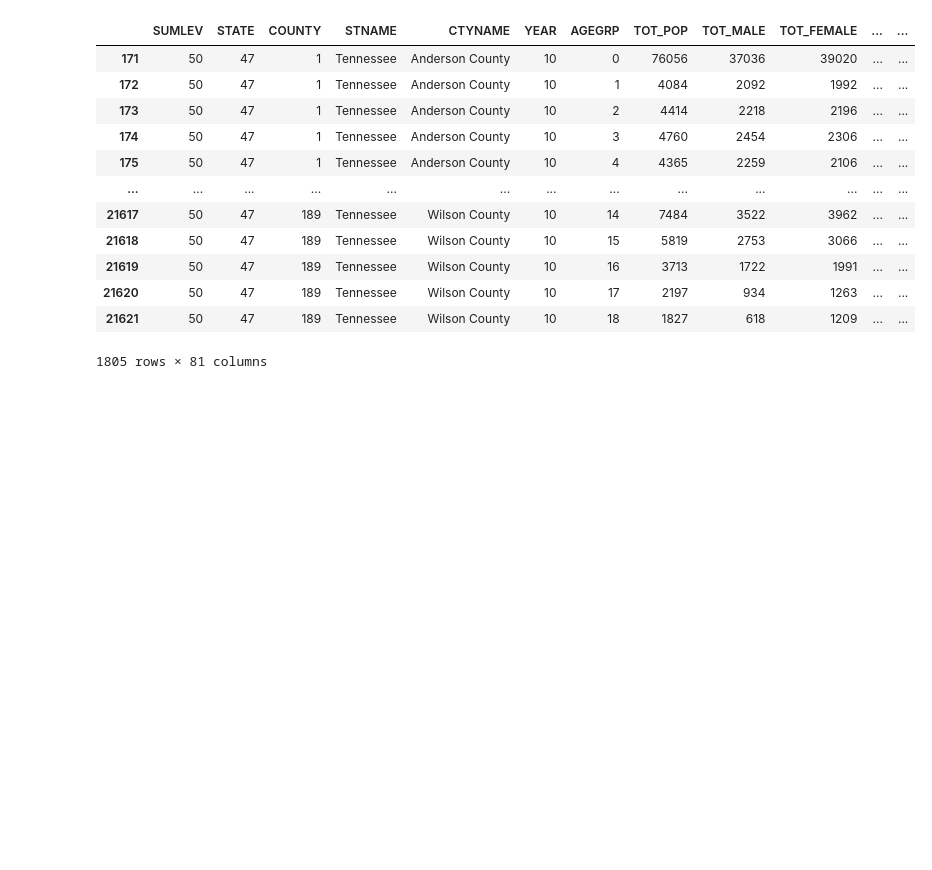
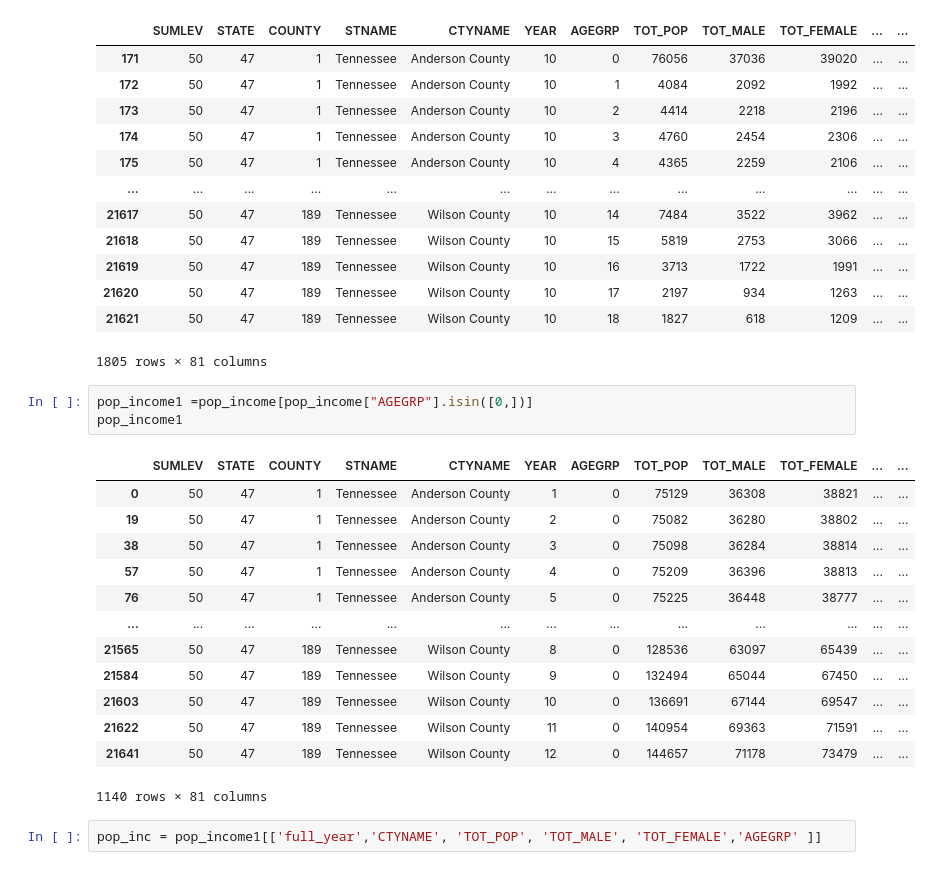
Before and after one commit to csider0317/opiate-fatal, a Jupyter notebook: notebook/prescription_data.ipynb, the cells around one changed output. Saved outputs shown, nothing was run; the diff lists cells and outputs as text; blank space fills up the shorter version.

```diff
--- a/notebook/prescription_data.ipynb
+++ b/notebook/prescription_data.ipynb
@@ -125,3 +125,22 @@ year_2017
 | 21620 | 50 | 47 | 189 | Tennessee | Wilson County | 10 | 17 | 2197 | 934 | 1263 | ... | ... |
 | 21621 | 50 | 47 | 189 | Tennessee | Wilson County | 10 | 18 | 1827 | 618 | 1209 | ... | ... |
 1805 rows × 81 columns
+# %%
+pop_income1 =pop_income[pop_income["AGEGRP"].isin([0,])]
+pop_income1
+# %% [output]
+|  | SUMLEV | STATE | COUNTY | STNAME | CTYNAME | YEAR | AGEGRP | TOT_POP | TOT_MALE | TOT_FEMALE | ... | ... |
+| 0 | 50 | 47 | 1 | Tennessee | Anderson County | 1 | 0 | 75129 | 36308 | 38821 | ... | ... |
+| 19 | 50 | 47 | 1 | Tennessee | Anderson County | 2 | 0 | 75082 | 36280 | 38802 | ... | ... |
+| 38 | 50 | 47 | 1 | Tennessee | Anderson County | 3 | 0 | 75098 | 36284 | 38814 | ... | ... |
+| 57 | 50 | 47 | 1 | Tennessee | Anderson County | 4 | 0 | 75209 | 36396 | 38813 | ... | ... |
+| 76 | 50 | 47 | 1 | Tennessee | Anderson County | 5 | 0 | 75225 | 36448 | 38777 | ... | ... |
+| ... | ... | ... | ... | ... | ... | ... | ... | ... | ... | ... | ... | ... |
+| 21565 | 50 | 47 | 189 | Tennessee | Wilson County | 8 | 0 | 128536 | 63097 | 65439 | ... | ... |
+| 21584 | 50 | 47 | 189 | Tennessee | Wilson County | 9 | 0 | 132494 | 65044 | 67450 | ... | ... |
+| 21603 | 50 | 47 | 189 | Tennessee | Wilson County | 10 | 0 | 136691 | 67144 | 69547 | ... | ... |
+| 21622 | 50 | 47 | 189 | Tennessee | Wilson County | 11 | 0 | 140954 | 69363 | 71591 | ... | ... |
+| 21641 | 50 | 47 | 189 | Tennessee | Wilson County | 12 | 0 | 144657 | 71178 | 73479 | ... | ... |
+1140 rows × 81 columns
+# %%
+pop_inc = pop_income1[['full_year','CTYNAME', 'TOT_POP', 'TOT_MALE', 'TOT_FEMALE','AGEGRP' ]]
```
Also changed, not shown: parts of 3 cells of this notebook, 1 other file.
